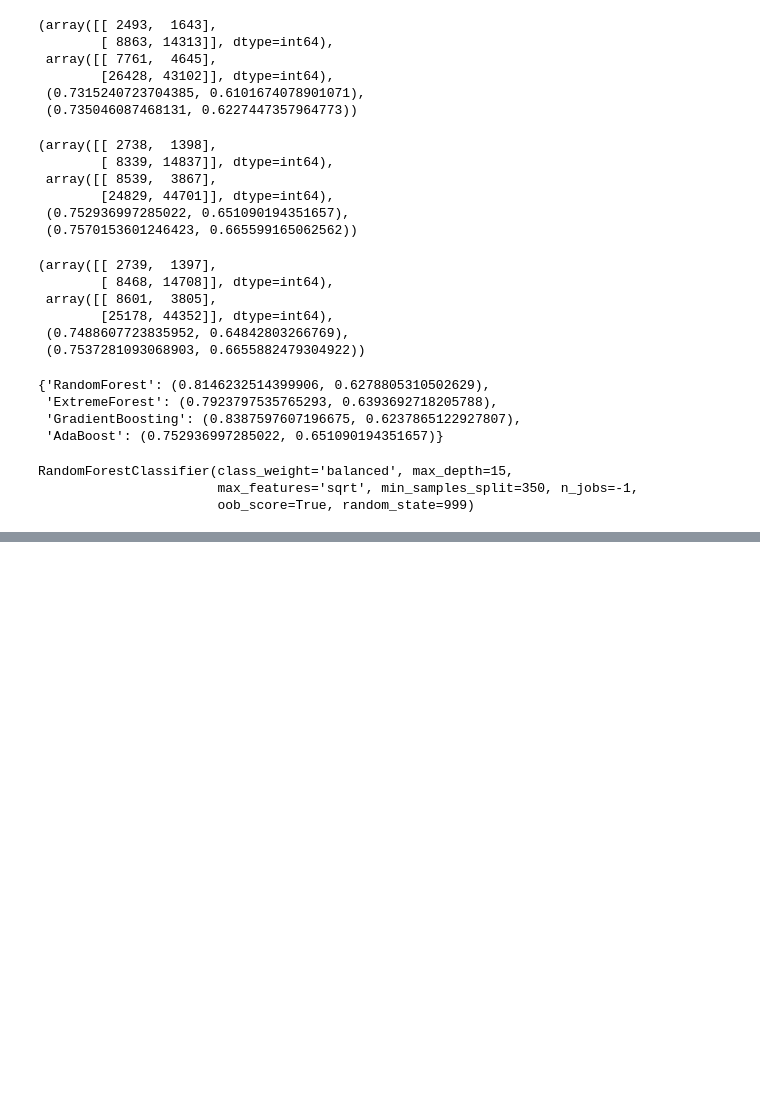
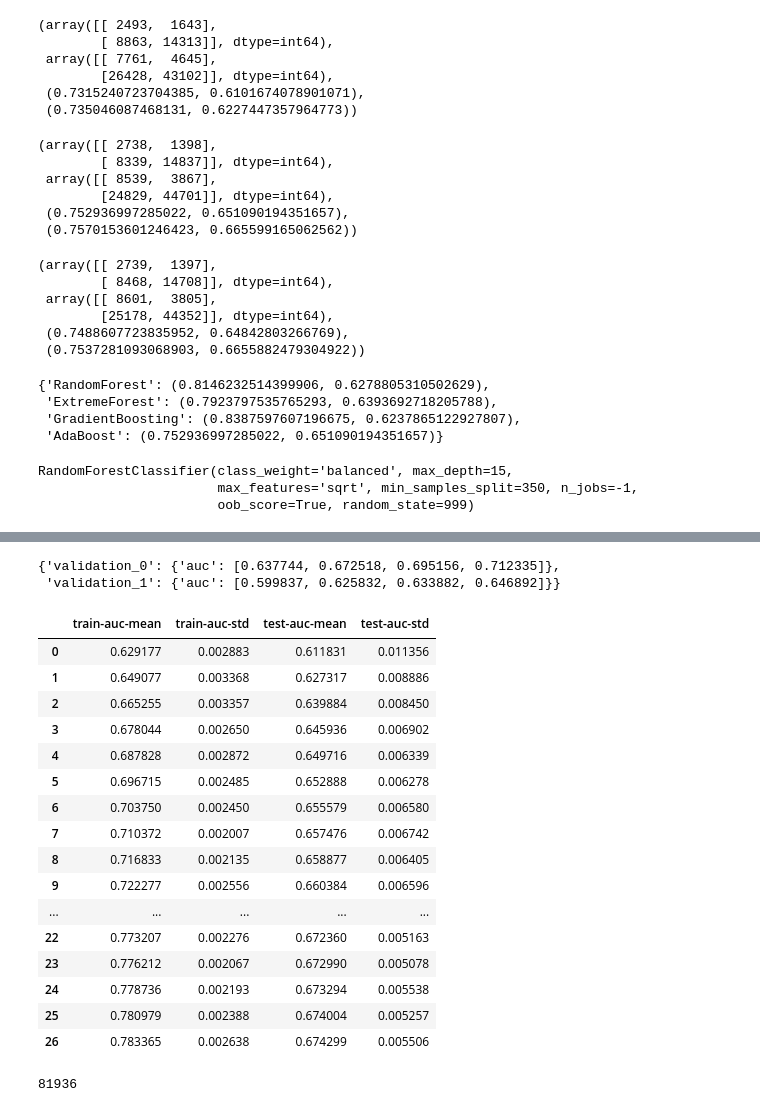
Before and after one commit to Sahil-Chavan/ML_Playground, a Jupyter notebook: Final Files/Ensemble_doners.ipynb, the cells around one changed output, grey strips where cells are left out. Drawn from its saved outputs; the diff is of its cells as text; code cells hidden in the pictures; blank space fills up the shorter version.

```diff
--- a/Final Files/Ensemble_doners.ipynb
+++ b/Final Files/Ensemble_doners.ipynb
@@ -341,0 +585,6 @@ d_trainx.shape
+# %%
+xgb_clf = XGBClassifier(n_estimators=50,learning_rate=0.5,max_depth=10,booster='gbtree',n_jobs=-1,subsample=0.6,verbose=0,colsample_bytree=0.6,random_state=999)
+xgb_clf.fit(d_trainx,d_trainy,compute_sample_weight(class_weight='balanced',y=d_trainy),eval_set=[(d_trainx,d_trainy), (d_testX,d_testy)],eval_metric='auc')
+scores['XGB'] = (f1_score(d_testy,xgb_clf.predict(d_testX)),roc_auc_score(d_testy,xgb_clf.predict(d_testX)))
+trscores['XGB'] = (f1_score(d_trainy,xgb_clf.predict(d_trainx)),roc_auc_score(d_trainy,xgb_clf.predict(d_trainx)))
+confusion_matrix(d_testy,xgb_clf.predict(d_testX)),confusion_matrix(d_trainy,xgb_clf.predict(d_trainx)),scores['XGB'],trscores['XGB']
@@ -341,0 +615,6 @@ d_trainx.shape
+# %%
+xgb_clf = XGBClassifier(n_estimators=100,learning_rate=0.5,max_depth=10,booster='gbtree',n_jobs=-1,subsample=0.6,verbose=0,colsample_bytree=0.6,random_state=999)
+xgb_clf.fit(d_trainx,d_trainy,compute_sample_weight(class_weight='balanced',y=d_trainy),eval_set=[(d_trainx,d_trainy), (d_testX,d_testy)],eval_metric='auc')
+scores['XGB'] = (f1_score(d_testy,xgb_clf.predict(d_testX)),roc_auc_score(d_testy,xgb_clf.predict(d_testX)))
+trscores['XGB'] = (f1_score(d_trainy,xgb_clf.predict(d_trainx)),roc_auc_score(d_trainy,xgb_clf.predict(d_trainx)))
+confusion_matrix(d_testy,xgb_clf.predict(d_testX)),confusion_matrix(d_trainy,xgb_clf.predict(d_trainx)),scores['XGB'],trscores['XGB']
@@ -341,0 +645,36 @@ d_trainx.shape
+# %%
+xgb_clf = XGBClassifier(n_estimators=10,learning_rate=0.1,max_depth=5,booster='gbtree',n_jobs=-1,subsample=0.6,colsample_bytree=0.6,random_state=999)
+xgb_clf.fit(d_trainx,d_trainy,compute_sample_weight(class_weight='balanced',y=d_trainy),eval_set=[(d_trainx,d_trainy), (d_testX,d_testy)],eval_metric='auc')
+confusion_matrix(d_testy,xgb_clf.predict(d_testX)),confusion_matrix(d_trainy,xgb_clf.predict(d_trainx))
+# %% [output]
+{'validation_0': {'auc': [0.637744, 0.672518, 0.695156, 0.712335]},
+ 'validation_1': {'auc': [0.599837, 0.625832, 0.633882, 0.646892]}}
+# %%
+xgb_train = xgb.DMatrix(d_trainx, label=d_trainy)
+xgb_test = xgb.DMatrix(d_testX, label=d_testy)
+xgb_params = {'max_depth':6,'subsample':0.7,'colsample_bytree':0.7,'eval_metric':'auc'}
+# %%
+xgb_cv = xgb.cv(xgb_params,xgb_train,num_boost_round=100,seed=999,nfold=10,metrics={'auc'},early_stopping_rounds=5)
+xgb_cv
+# %% [output]
+|  | train-auc-mean | train-auc-std | test-auc-mean | test-auc-std |
+| 0 | 0.629177 | 0.002883 | 0.611831 | 0.011356 |
+| 1 | 0.649077 | 0.003368 | 0.627317 | 0.008886 |
+| 2 | 0.665255 | 0.003357 | 0.639884 | 0.008450 |
+| 3 | 0.678044 | 0.002650 | 0.645936 | 0.006902 |
+| 4 | 0.687828 | 0.002872 | 0.649716 | 0.006339 |
+| 5 | 0.696715 | 0.002485 | 0.652888 | 0.006278 |
+| 6 | 0.703750 | 0.002450 | 0.655579 | 0.006580 |
+| 7 | 0.710372 | 0.002007 | 0.657476 | 0.006742 |
+| 8 | 0.716833 | 0.002135 | 0.658877 | 0.006405 |
+| 9 | 0.722277 | 0.002556 | 0.660384 | 0.006596 |
+| ... | ... | ... | ... | ... |
+| 22 | 0.773207 | 0.002276 | 0.672360 | 0.005163 |
+| 23 | 0.776212 | 0.002067 | 0.672990 | 0.005078 |
+| 24 | 0.778736 | 0.002193 | 0.673294 | 0.005538 |
+| 25 | 0.780979 | 0.002388 | 0.674004 | 0.005257 |
+| 26 | 0.783365 | 0.002638 | 0.674299 | 0.005506 |
+# %%
+xgb_train.num_row()
+# %% [output]
+81936
```
Also changed, not shown: parts of 18 cells of this notebook.
